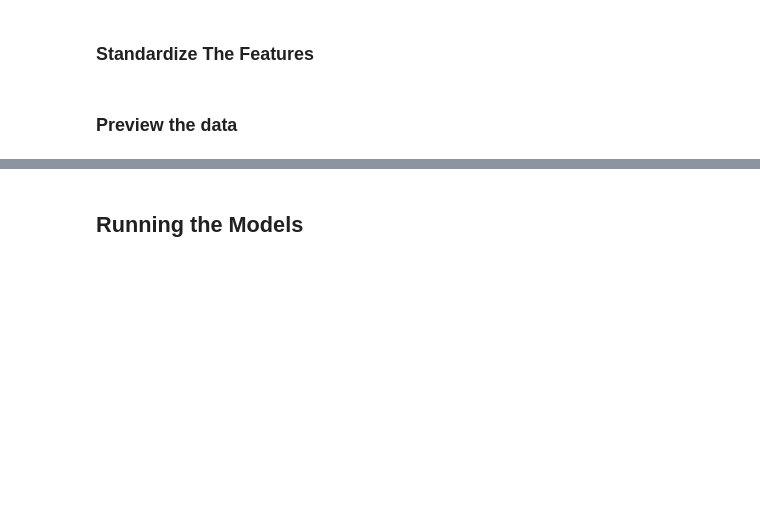
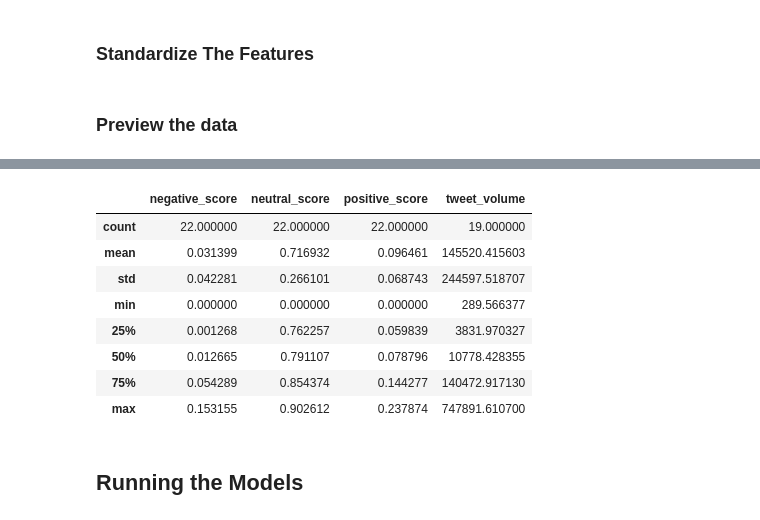
Before and after one commit to taradactyl27/nft-sentiment-analysis, a Jupyter notebook: nftsentiment.ipynb, the cells around one changed output, grey strips where cells are left out. Drawn from its saved outputs; the diff is of its cells as text; code cells hidden in the pictures; blank space fills up the shorter version.

```diff
--- a/nftsentiment.ipynb
+++ b/nftsentiment.ipynb
@@ -419,3 +433,15 @@ NameError: name 'x_train_combinedJ' is not defined
+# %%
+x_train_text.describe()
+# %% [output]
+|  | negative_score | neutral_score | positive_score | tweet_volume |
+| count | 22.000000 | 22.000000 | 22.000000 | 19.000000 |
+| mean | 0.031399 | 0.716932 | 0.096461 | 145520.415603 |
+| std | 0.042281 | 0.266101 | 0.068743 | 244597.518707 |
+| min | 0.000000 | 0.000000 | 0.000000 | 289.566377 |
+| 25% | 0.001268 | 0.762257 | 0.059839 | 3831.970327 |
+| 50% | 0.012665 | 0.791107 | 0.078796 | 10778.428355 |
+| 75% | 0.054289 | 0.854374 | 0.144277 | 140472.917130 |
+| max | 0.153155 | 0.902612 | 0.237874 | 747891.610700 |
 # %% [markdown]
 ## Running the Models
 # %% [markdown]
```
Also changed, not shown: parts of 9 cells of this notebook, 1 other file.
